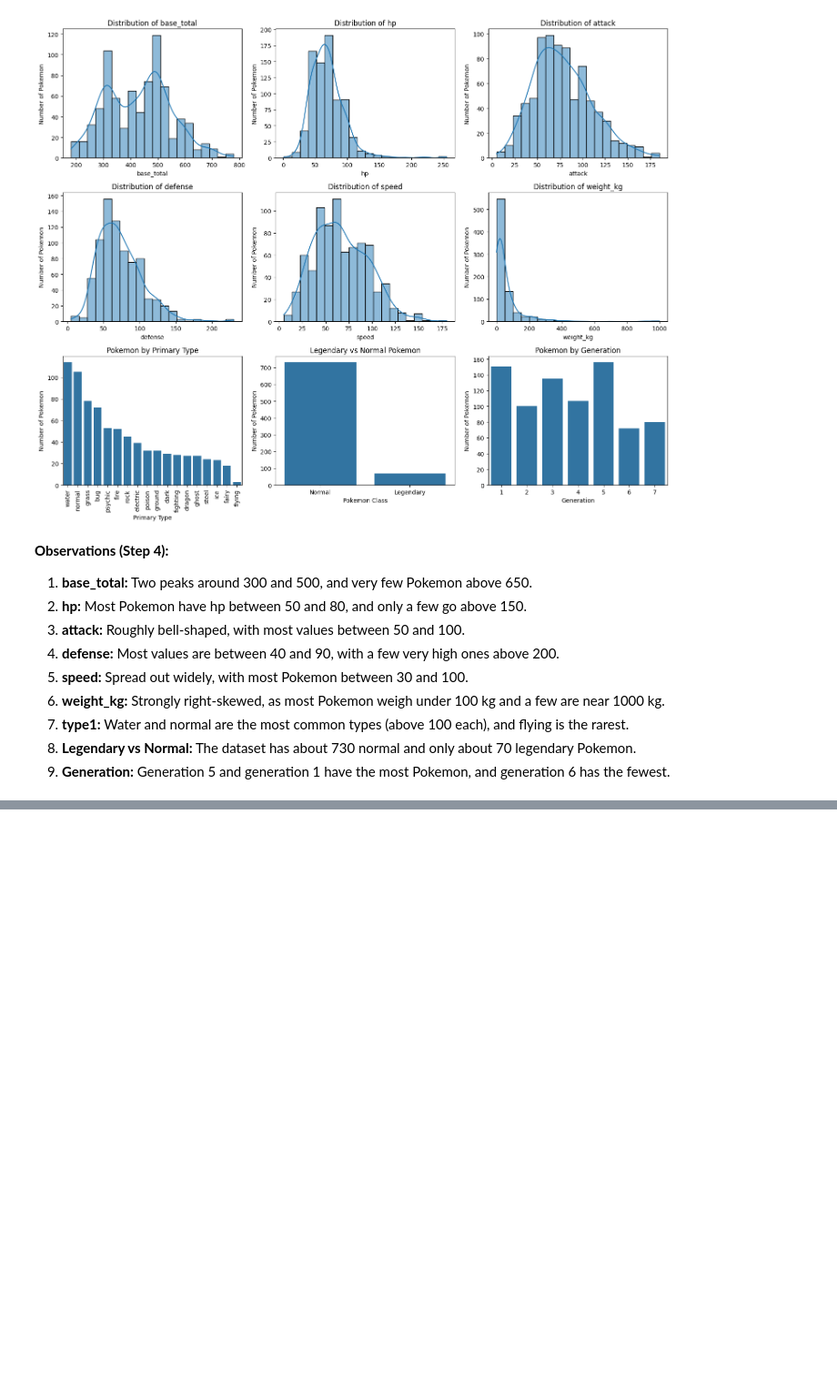
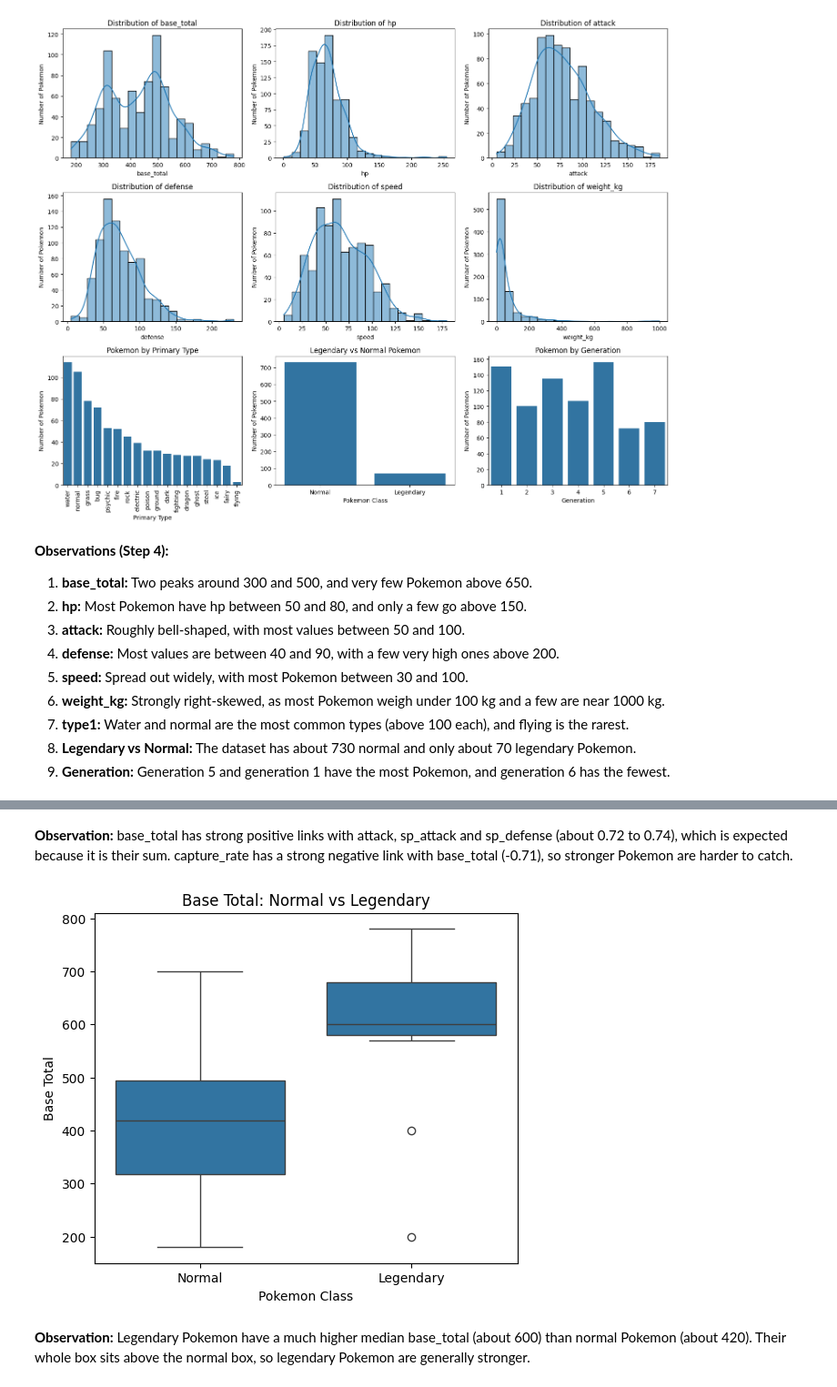
Before and after one commit to syeda-bisma05/pokemon-data-analysis, a Jupyter notebook: Pokemon_analysis.ipynb, the cells around one changed output, grey strips where cells are left out. Shown at 91% size. Cells and saved outputs as stored; diff of their text form; code cells hidden in the pictures; blank space fills up the shorter version.

```diff
--- a/Pokemon_analysis.ipynb
+++ b/Pokemon_analysis.ipynb
@@ -377,0 +415,15 @@ plt.show()
+# %% [markdown]
+**Observation:** base_total has strong positive links with attack, sp_attack and sp_defense (about 0.72 to 0.74), which is expected because it is their sum. capture_rate has a strong negative link with base_total (-0.71), so stronger Pokemon are harder to catch.
+# %%
+# Legendary aur normal Pokemon ki power ka muqabla
+plt.figure(figsize=(6, 5))
+sns.boxplot(data=df, x="is_legendary", y="base_total")
+plt.title("Base Total: Normal vs Legendary")
+plt.xlabel("Pokemon Class")
+plt.ylabel("Base Total")
+plt.xticks([0, 1], ["Normal", "Legendary"])
+plt.show()
+# %% [output]
+[figure, added]
+# %% [markdown]
+**Observation:** Legendary Pokemon have a much higher median base_total (about 600) than normal Pokemon (about 420). Their whole box sits above the normal box, so legendary Pokemon are generally stronger.
```
Also changed, not shown: parts of 4 cells of this notebook.
